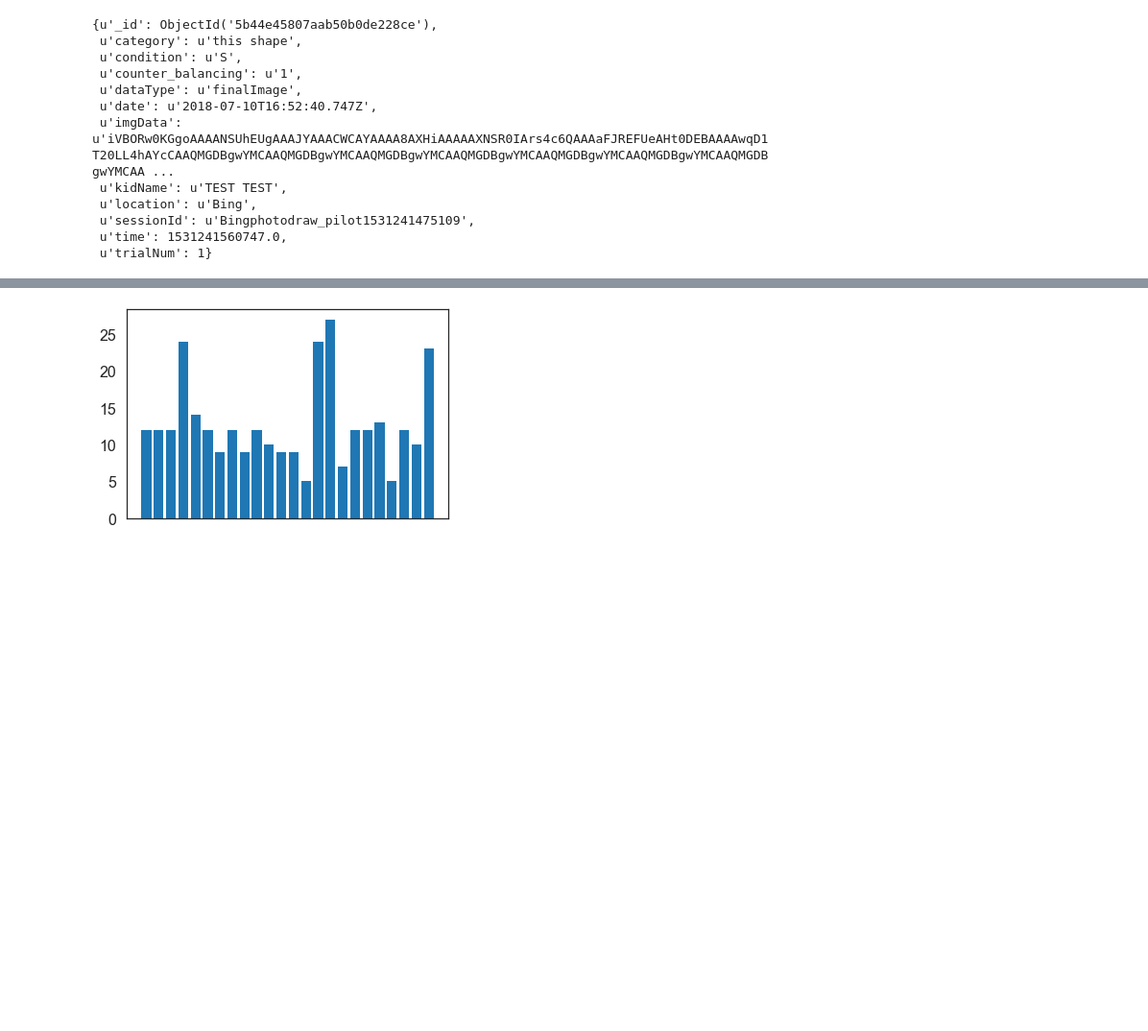
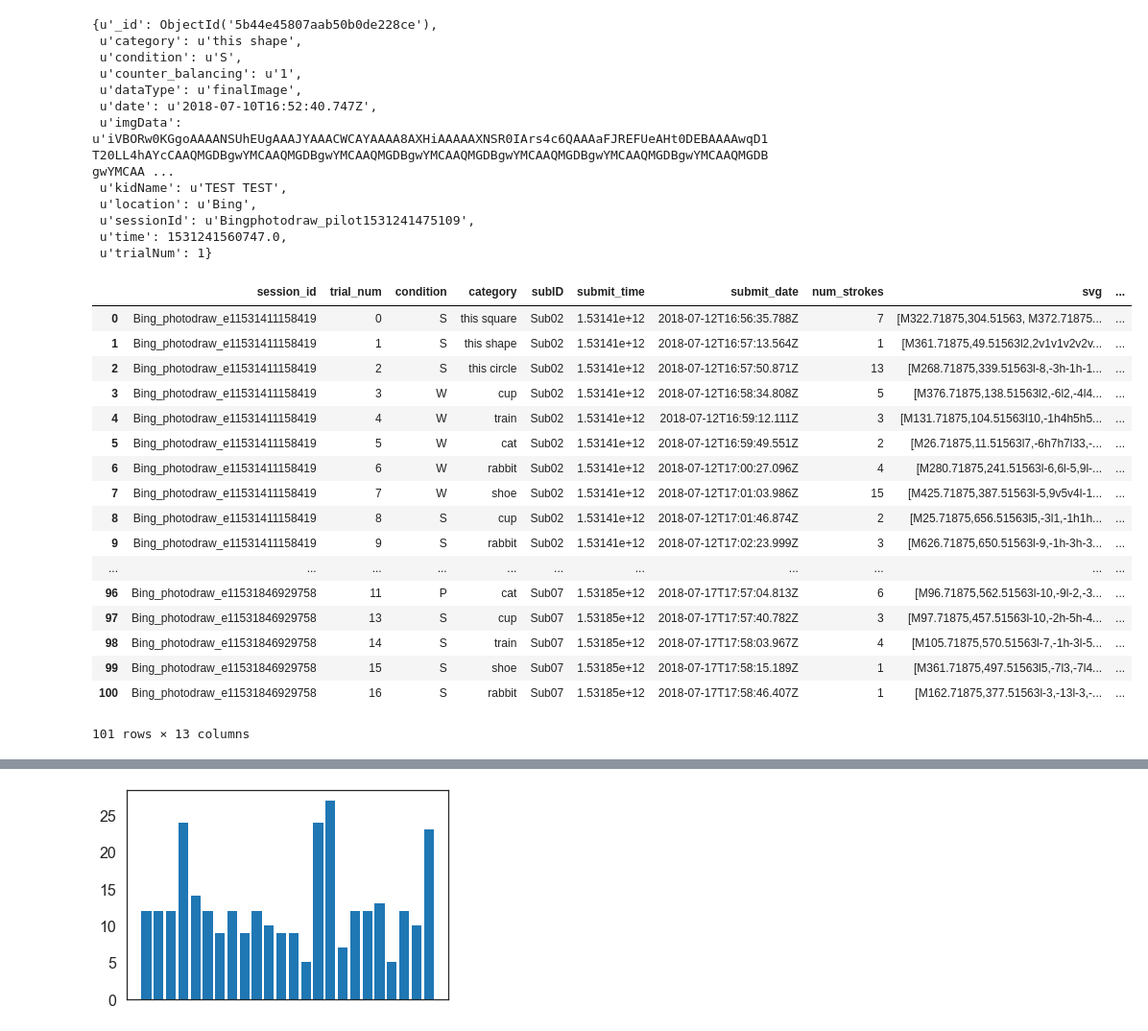
Before and after one commit to brialorelle/kiddraw, a Jupyter notebook: analysis/photodraw/preprocess_photodraw.ipynb, the cells around one changed output, grey strips where cells are left out. Shown at 96% size. Cells and saved outputs as stored; diff of their text form; code cells hidden in the pictures; blank space fills up the shorter version.

```diff
--- a/analysis/photodraw/preprocess_photodraw.ipynb
+++ b/analysis/photodraw/preprocess_photodraw.ipynb
@@ -173,3 +169,24 @@ if really_run_this:
+# %%
+X
+# %% [output]
+|  | session_id | trial_num | condition | category | subID | submit_time | submit_date | num_strokes | svg | ... |
+| 0 | Bing_photodraw_e11531411158419 | 0 | S | this square | Sub02 | 1.53141e+12 | 2018-07-12T16:56:35.788Z | 7 | [M322.71875,304.51563, M372.71875... | ... |
+| 1 | Bing_photodraw_e11531411158419 | 1 | S | this shape | Sub02 | 1.53141e+12 | 2018-07-12T16:57:13.564Z | 1 | [M361.71875,49.51563l2,2v1v1v2v2v... | ... |
+| 2 | Bing_photodraw_e11531411158419 | 2 | S | this circle | Sub02 | 1.53141e+12 | 2018-07-12T16:57:50.871Z | 13 | [M268.71875,339.51563l-8,-3h-1h-1... | ... |
+| 3 | Bing_photodraw_e11531411158419 | 3 | W | cup | Sub02 | 1.53141e+12 | 2018-07-12T16:58:34.808Z | 5 | [M376.71875,138.51563l2,-6l2,-4l4... | ... |
+| 4 | Bing_photodraw_e11531411158419 | 4 | W | train | Sub02 | 1.53141e+12 | 2018-07-12T16:59:12.111Z | 3 | [M131.71875,104.51563l10,-1h4h5h5... | ... |
+| 5 | Bing_photodraw_e11531411158419 | 5 | W | cat | Sub02 | 1.53141e+12 | 2018-07-12T16:59:49.551Z | 2 | [M26.71875,11.51563l7,-6h7h7l33,-... | ... |
+| 6 | Bing_photodraw_e11531411158419 | 6 | W | rabbit | Sub02 | 1.53141e+12 | 2018-07-12T17:00:27.096Z | 4 | [M280.71875,241.51563l-6,6l-5,9l-... | ... |
+| 7 | Bing_photodraw_e11531411158419 | 7 | W | shoe | Sub02 | 1.53141e+12 | 2018-07-12T17:01:03.986Z | 15 | [M425.71875,387.51563l-5,9v5v4l-1... | ... |
+| 8 | Bing_photodraw_e11531411158419 | 8 | S | cup | Sub02 | 1.53141e+12 | 2018-07-12T17:01:46.874Z | 2 | [M25.71875,656.51563l5,-3l1,-1h1h... | ... |
+| 9 | Bing_photodraw_e11531411158419 | 9 | S | rabbit | Sub02 | 1.53141e+12 | 2018-07-12T17:02:23.999Z | 3 | [M626.71875,650.51563l-9,-1h-3h-3... | ... |
+| ... | ... | ... | ... | ... | ... | ... | ... | ... | ... | ... |
+| 96 | Bing_photodraw_e11531846929758 | 11 | P | cat | Sub07 | 1.53185e+12 | 2018-07-17T17:57:04.813Z | 6 | [M96.71875,562.51563l-10,-9l-2,-3... | ... |
+| 97 | Bing_photodraw_e11531846929758 | 13 | S | cup | Sub07 | 1.53185e+12 | 2018-07-17T17:57:40.782Z | 3 | [M97.71875,457.51563l-10,-2h-5h-4... | ... |
+| 98 | Bing_photodraw_e11531846929758 | 14 | S | train | Sub07 | 1.53185e+12 | 2018-07-17T17:58:03.967Z | 4 | [M105.71875,570.51563l-7,-1h-3l-5... | ... |
+| 99 | Bing_photodraw_e11531846929758 | 15 | S | shoe | Sub07 | 1.53185e+12 | 2018-07-17T17:58:15.189Z | 1 | [M361.71875,497.51563l5,-7l3,-7l4... | ... |
+| 100 | Bing_photodraw_e11531846929758 | 16 | S | rabbit | Sub07 | 1.53185e+12 | 2018-07-17T17:58:46.407Z | 1 | [M162.71875,377.51563l-3,-13l-3,-... | ... |
+101 rows × 13 columns
 # %%
 categories = [i for i in os.listdir('sketches') if i != '.DS_Store']
 num_ims = 0
```
Also changed, not shown: parts of 7 cells of this notebook.
